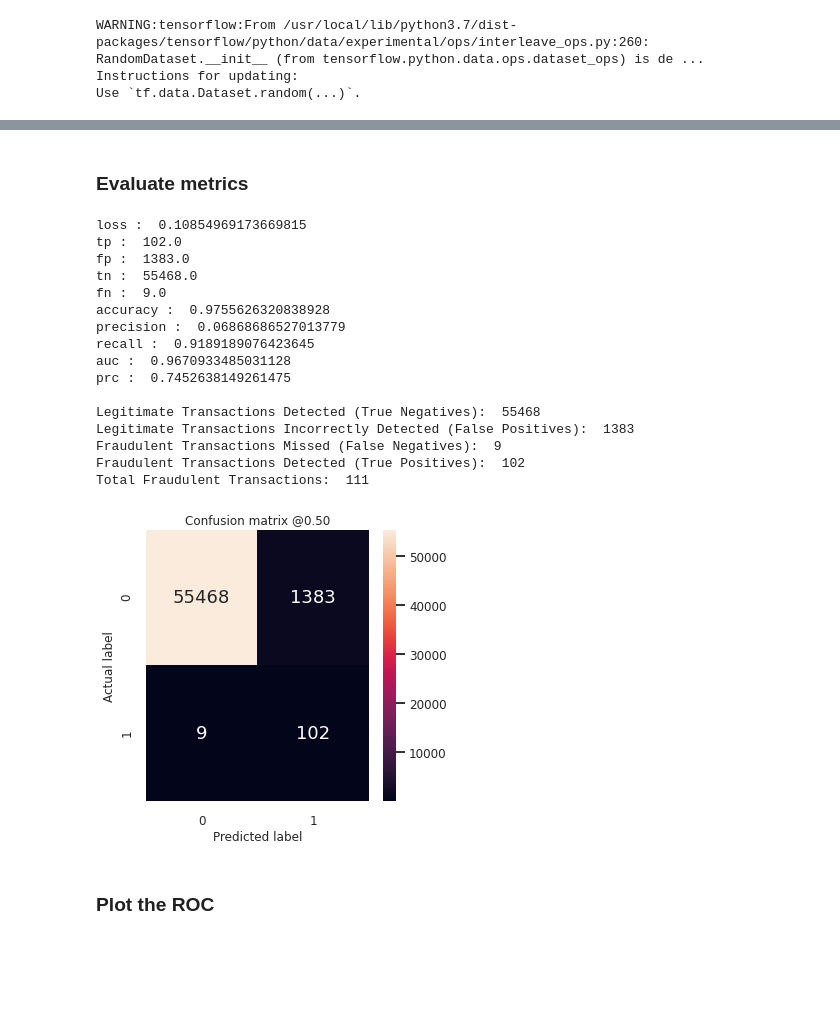
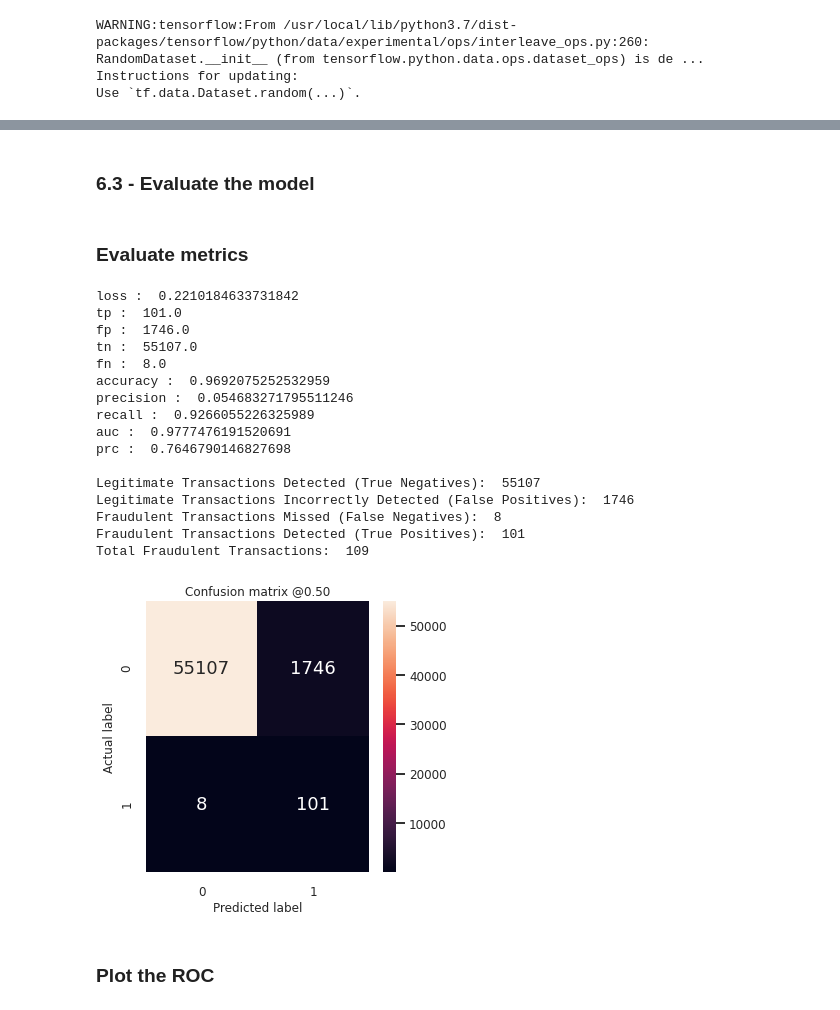
Before and after one commit to danielnguyen-datastudy/Keras-Imbalanced-Data-Detecting-Fraudulent-Transactions, a Jupyter notebook: Keras-Imbalanced-Data-Detecting-Fraudulent-Transactions.ipynb, the cells around one changed output, grey strips where cells are left out. Cells and saved outputs as stored; diff of their text form; code cells hidden in the pictures; blank space fills up the shorter version.

```diff
--- a/Keras-Imbalanced-Data-Detecting-Fraudulent-Transactions.ipynb
+++ b/Keras-Imbalanced-Data-Detecting-Fraudulent-Transactions.ipynb
@@ -248,7 +256,6 @@ METRICS = [
       keras.metrics.BinaryAccuracy(name='accuracy'),
       keras.metrics.Precision(name='precision'),
       keras.metrics.Recall(name='recall'),
-      keras.metrics.F1Score(name='f1_score'),
       keras.metrics.AUC(name='auc'),
       keras.metrics.AUC(name='prc', curve='PR'), # precision-recall curve
 ]
@@ -588,3 +613,8 @@ A related approach would be to resample the dataset by oversampling the minority
+# %%
+def make_ds(features, labels, buffer_size = 100000):
+  ds = tf.data.Dataset.from_tensor_slices((features, labels))#.cache()
+  ds = ds.shuffle(buffer_size).repeat()
+  return ds
 # %%
 pos_features = train_features[bool_train_labels]
 neg_features = train_features[~bool_train_labels]
@@ -663,8 +650,9 @@ val_ds = val_ds.batch(BATCH_SIZE).prefetch(2)
 
 resampled_history = resampled_model.fit(
     resampled_ds,
-    epochs=EPOCHS,
-    steps_per_epoch=resampled_steps_per_epoch,
+    # These are not real epochs
+    steps_per_epoch=20,
+    epochs=10*EPOCHS,
     callbacks=[early_stopping],
-    validation_data=val_ds)
+    validation_data=(val_ds))
 # %% [output]
@@ -708,15 +681,0 @@ So break up the epochs to give the `tf.keras.callbacks.EarlyStopping` finer cont
-# %%
-resampled_model = make_model()
-resampled_model.load_weights(initial_weights)
-
-# Reset the bias to zero, since this dataset is balanced.
-output_layer = resampled_model.layers[-1]
-output_layer.bias.assign([0])
-
-resampled_history = resampled_model.fit(
-    resampled_ds,
-    # These are not real epochs
-    steps_per_epoch=20,
-    epochs=10*EPOCHS,
-    callbacks=[early_stopping],
-    validation_data=(val_ds))
@@ -747,34 +682,36 @@ plot_metrics(resampled_history)
+# %% [markdown]
+<a name='6-3'></a>
+### 6.3 - Evaluate the model
 # %% [markdown]
 ### Evaluate metrics
 # %%
 train_predictions_resampled = resampled_model.predict(train_features, batch_size=BATCH_SIZE)
 test_predictions_resampled = resampled_model.predict(test_features, batch_size=BATCH_SIZE)
 # %%
-resampled_results = resampled_model.evaluate(test_features, test_labels,
-                                             batch_size=BATCH_SIZE, verbose=0)
+resampled_results = resampled_model.evaluate(test_features, test_labels, batch_size=BATCH_SIZE, verbose=0)
 for name, value in zip(resampled_model.metrics_names, resampled_results):
   print(name, ': ', value)
 print()
 
 plot_cm(test_labels, test_predictions_resampled)
 # %% [output]
-loss :  0.10854969173669815
-tp :  102.0
-fp :  1383.0
-tn :  55468.0
-fn :  9.0
-accuracy :  0.9755626320838928
-precision :  0.06868686527013779
-recall :  0.9189189076423645
-auc :  0.9670933485031128
-prc :  0.7452638149261475
+loss :  0.2210184633731842
+tp :  101.0
+fp :  1746.0
+tn :  55107.0
+fn :  8.0
+accuracy :  0.9692075252532959
+precision :  0.054683271795511246
+recall :  0.9266055226325989
+auc :  0.9777476191520691
+prc :  0.7646790146827698
 
-Legitimate Transactions Detected (True Negatives):  55468
-Legitimate Transactions Incorrectly Detected (False Positives):  1383
-Fraudulent Transactions Missed (False Negatives):  9
-Fraudulent Transactions Detected (True Positives):  102
-Total Fraudulent Transactions:  111
+Legitimate Transactions Detected (True Negatives):  55107
+Legitimate Transactions Incorrectly Detected (False Positives):  1746
+Fraudulent Transactions Missed (False Negatives):  8
+Fraudulent Transactions Detected (True Positives):  101
+Total Fraudulent Transactions:  109
-[figure, old version]
+[figure, new version]
 # %% [markdown]
 ### Plot the ROC
 # %%
```
Also changed, not shown: parts of 48 cells of this notebook.
